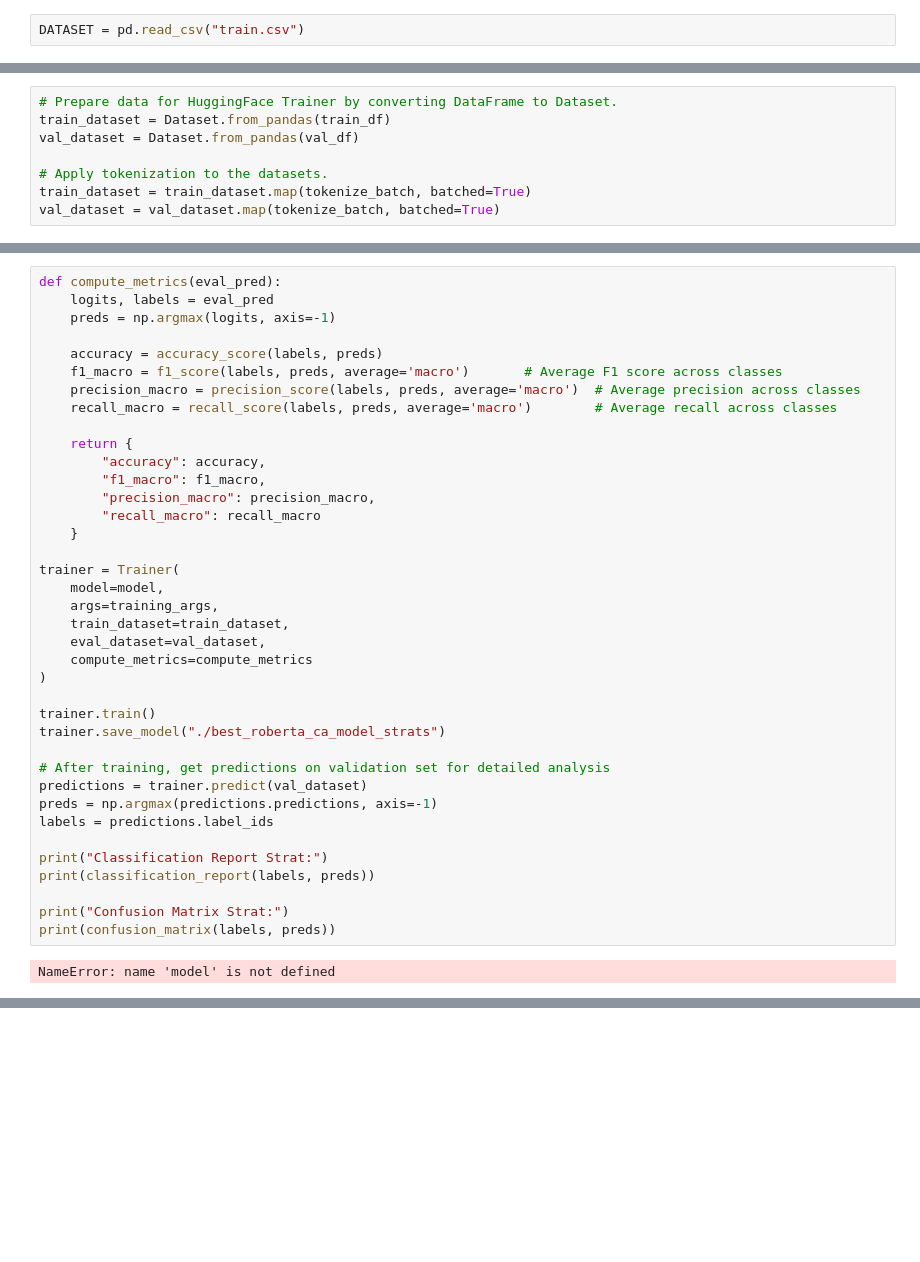
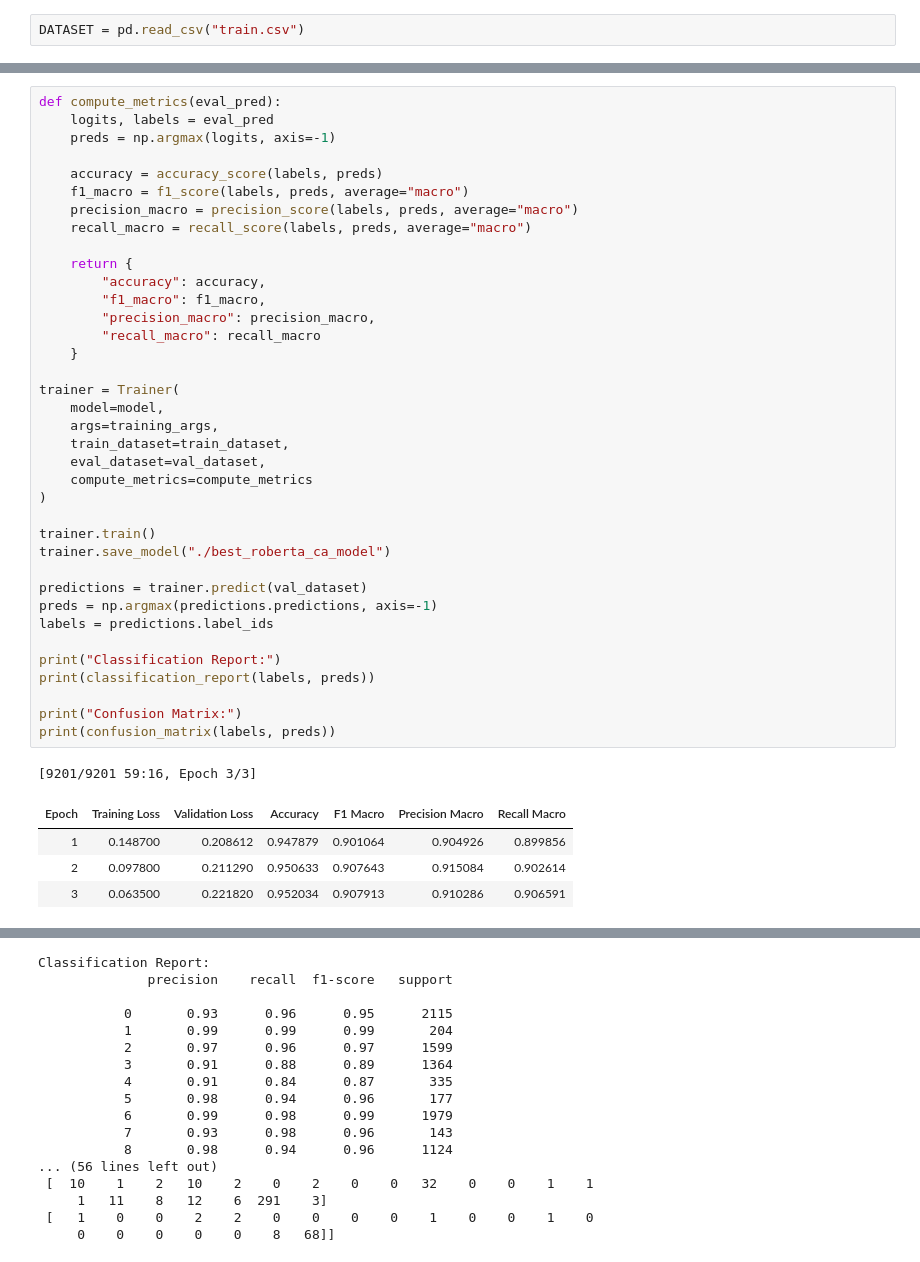
Before and after one commit to excxe/neuro, a Jupyter notebook: neuro_2it.ipynb, the cells around one changed output, grey strips where cells are left out. Saved outputs shown, nothing was run; the diff lists cells and outputs as text; blank space fills up the shorter version.

```diff
--- a/neuro_2it.ipynb
+++ b/neuro_2it.ipynb
@@ -282,11 +355,3 @@ val_dataset = Dataset.from_pandas(val_df)
 train_dataset = train_dataset.map(tokenize_batch, batched=True)
 val_dataset = val_dataset.map(tokenize_batch, batched=True)
-# %%
-# Prepare data for HuggingFace Trainer by converting DataFrame to Dataset.
-train_dataset = Dataset.from_pandas(train_df)
-val_dataset = Dataset.from_pandas(val_df)
-
-# Apply tokenization to the datasets.
-train_dataset = train_dataset.map(tokenize_batch, batched=True)
-val_dataset = val_dataset.map(tokenize_batch, batched=True)
 # %% [markdown]
@@ -338,38 +448,41 @@ def compute_metrics(eval_pred):
     logits, labels = eval_pred
     preds = np.argmax(logits, axis=-1)
 
     accuracy = accuracy_score(labels, preds)
-    f1_macro = f1_score(labels, preds, average='macro')       # Average F1 score across classes
-    precision_macro = precision_score(labels, preds, average='macro')  # Average precision across classes
-    recall_macro = recall_score(labels, preds, average='macro')        # Average recall across classes
+    f1_macro = f1_score(labels, preds, average="macro")
+    precision_macro = precision_score(labels, preds, average="macro")
+    recall_macro = recall_score(labels, preds, average="macro")
 
     return {
         "accuracy": accuracy,
         "f1_macro": f1_macro,
         "precision_macro": precision_macro,
         "recall_macro": recall_macro
     }
 
 trainer = Trainer(
     model=model,
     args=training_args,
     train_dataset=train_dataset,
     eval_dataset=val_dataset,
     compute_metrics=compute_metrics
 )
 
 trainer.train()
-trainer.save_model("./best_roberta_ca_model_strats")
+trainer.save_model("./best_roberta_ca_model")
 
-# After training, get predictions on validation set for detailed analysis
 predictions = trainer.predict(val_dataset)
 preds = np.argmax(predictions.predictions, axis=-1)
 labels = predictions.label_ids
 
-print("Classification Report Strat:")
+print("Classification Report:")
 print(classification_report(labels, preds))
 
-print("Confusion Matrix Strat:")
+print("Confusion Matrix:")
 print(confusion_matrix(labels, preds))
 # %% [output]
-NameError: name 'model' is not defined
+[9201/9201 59:16, Epoch 3/3]
+| Epoch | Training Loss | Validation Loss | Accuracy | F1 Macro | Precision Macro | Recall Macro |
+| 1 | 0.148700 | 0.208612 | 0.947879 | 0.901064 | 0.904926 | 0.899856 |
+| 2 | 0.097800 | 0.211290 | 0.950633 | 0.907643 | 0.915084 | 0.902614 |
+| 3 | 0.063500 | 0.221820 | 0.952034 | 0.907913 | 0.910286 | 0.906591 |
@@ -375,0 +490,17 @@ NameError: name 'model' is not defined
+Classification Report:
+              precision    recall  f1-score   support
+
+           0       0.93      0.96      0.95      2115
+           1       0.99      0.99      0.99       204
+           2       0.97      0.96      0.97      1599
+           3       0.91      0.88      0.89      1364
+           4       0.91      0.84      0.87       335
+           5       0.98      0.94      0.96       177
+           6       0.99      0.98      0.99      1979
+           7       0.93      0.98      0.96       143
+           8       0.98      0.94      0.96      1124
+... (56 lines left out)
+ [  10    1    2   10    2    0    2    0    0   32    0    0    1    1
+     1   11    8   12    6  291    3]
+ [   1    0    0    2    2    0    0    0    0    1    0    0    1    0
+     0    0    0    0    0    8   68]]
```
Also changed, not shown: parts of 64 cells of this notebook, 2 other files.
